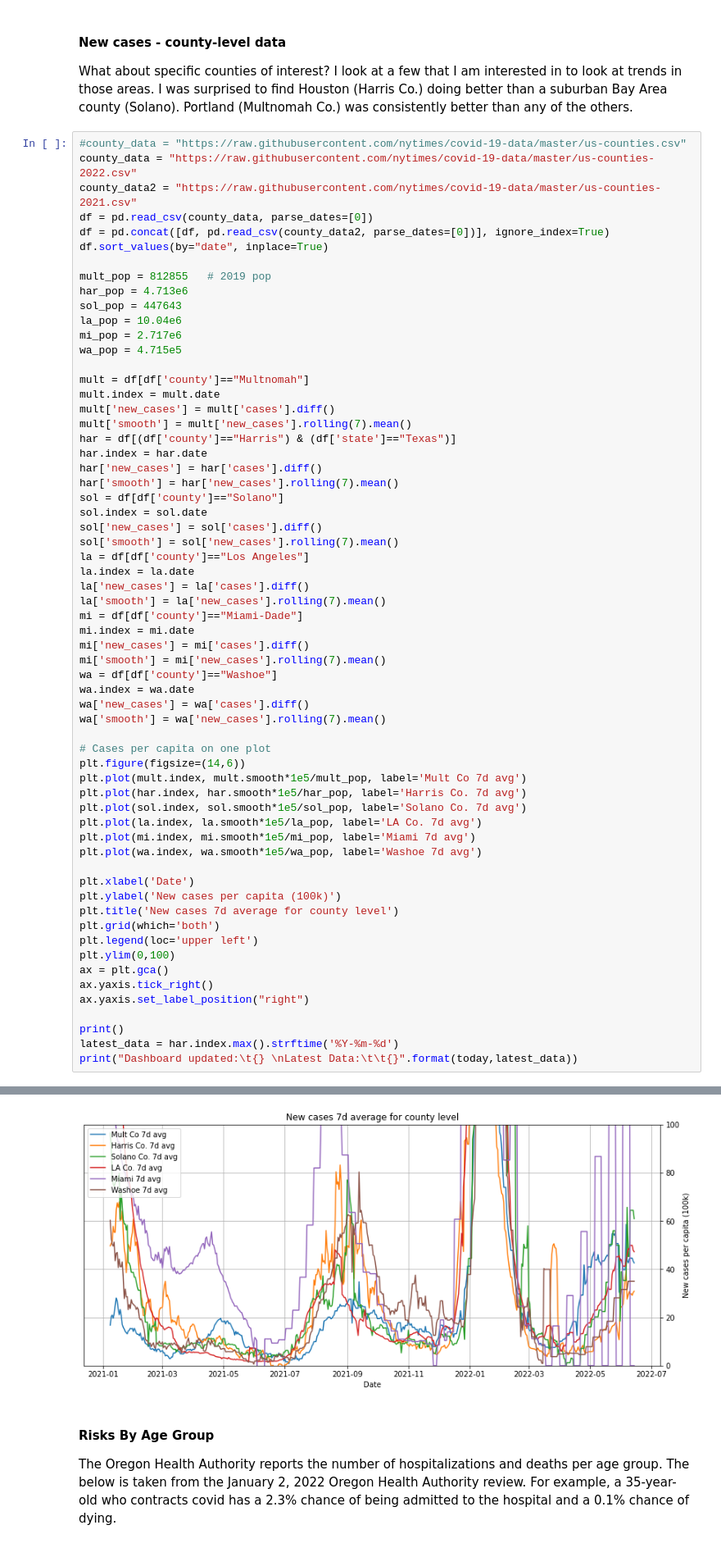
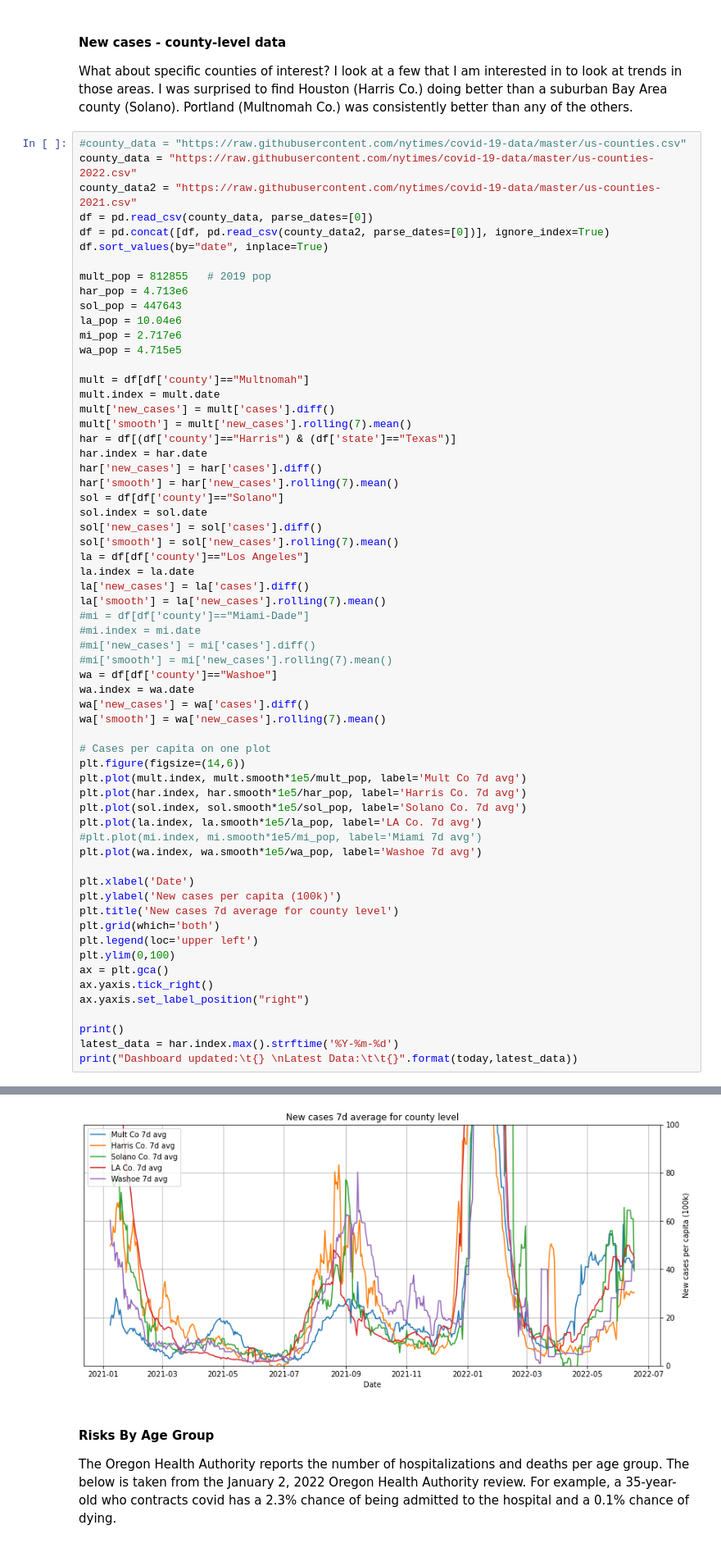
Before and after one commit to nb137/Covid-Data-Analysis, a Jupyter notebook: Covid_Data_Plots.ipynb, the cells around one changed output, grey strips where cells are left out. Shown at 82% size. Drawn from its saved outputs; the diff is of its cells as text.

Commit message:
Update 6/18
Data update, remove Miami from county cases due to noise in graph

```diff
--- a/Covid_Data_Plots.ipynb
+++ b/Covid_Data_Plots.ipynb
@@ -83,10 +83,10 @@ la = df[df['county']=="Los Angeles"]
 la.index = la.date
 la['new_cases'] = la['cases'].diff()
 la['smooth'] = la['new_cases'].rolling(7).mean()
-mi = df[df['county']=="Miami-Dade"]
-mi.index = mi.date
-mi['new_cases'] = mi['cases'].diff()
-mi['smooth'] = mi['new_cases'].rolling(7).mean()
+#mi = df[df['county']=="Miami-Dade"]
+#mi.index = mi.date
+#mi['new_cases'] = mi['cases'].diff()
+#mi['smooth'] = mi['new_cases'].rolling(7).mean()
 wa = df[df['county']=="Washoe"]
 wa.index = wa.date
 wa['new_cases'] = wa['cases'].diff()
@@ -98,7 +98,7 @@ plt.plot(mult.index, mult.smooth*1e5/mult_pop, label='Mult Co 7d avg')
 plt.plot(har.index, har.smooth*1e5/har_pop, label='Harris Co. 7d avg')
 plt.plot(sol.index, sol.smooth*1e5/sol_pop, label='Solano Co. 7d avg')
 plt.plot(la.index, la.smooth*1e5/la_pop, label='LA Co. 7d avg')
-plt.plot(mi.index, mi.smooth*1e5/mi_pop, label='Miami 7d avg')
+#plt.plot(mi.index, mi.smooth*1e5/mi_pop, label='Miami 7d avg')
 plt.plot(wa.index, wa.smooth*1e5/wa_pop, label='Washoe 7d avg')
 
 plt.xlabel('Date')
@@ -120,4 +120,4 @@ Latest Data:            2022-06-14
-[figure, old version]
+[figure, new version]
 # %% [markdown]
 #### Risks By Age Group
 The Oregon Health Authority reports the number of hospitalizations and deaths per age group. The below is taken from the January 2, 2022 Oregon Health Authority review. For example, a 35-year-old who contracts covid has a 2.3% chance of being admitted to the hospital and a 0.1% chance of dying.<br><br>
```
Also changed, not shown: parts of 7 cells of this notebook.
